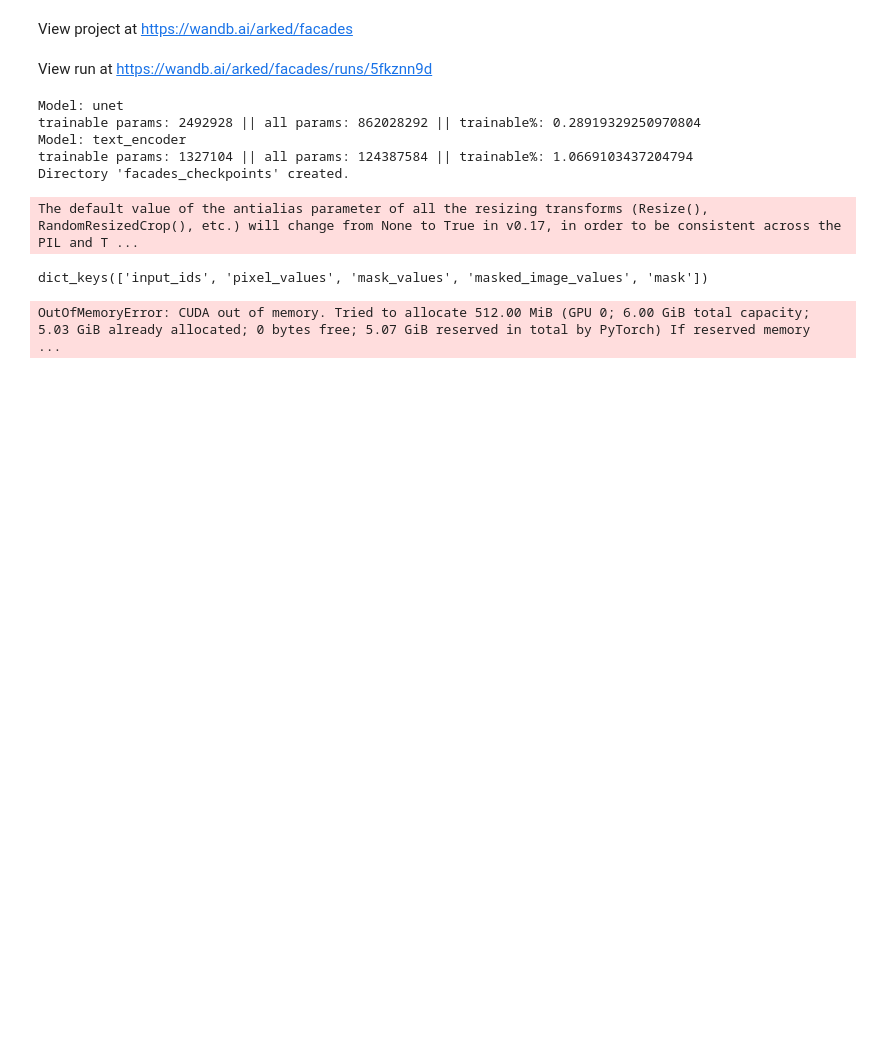
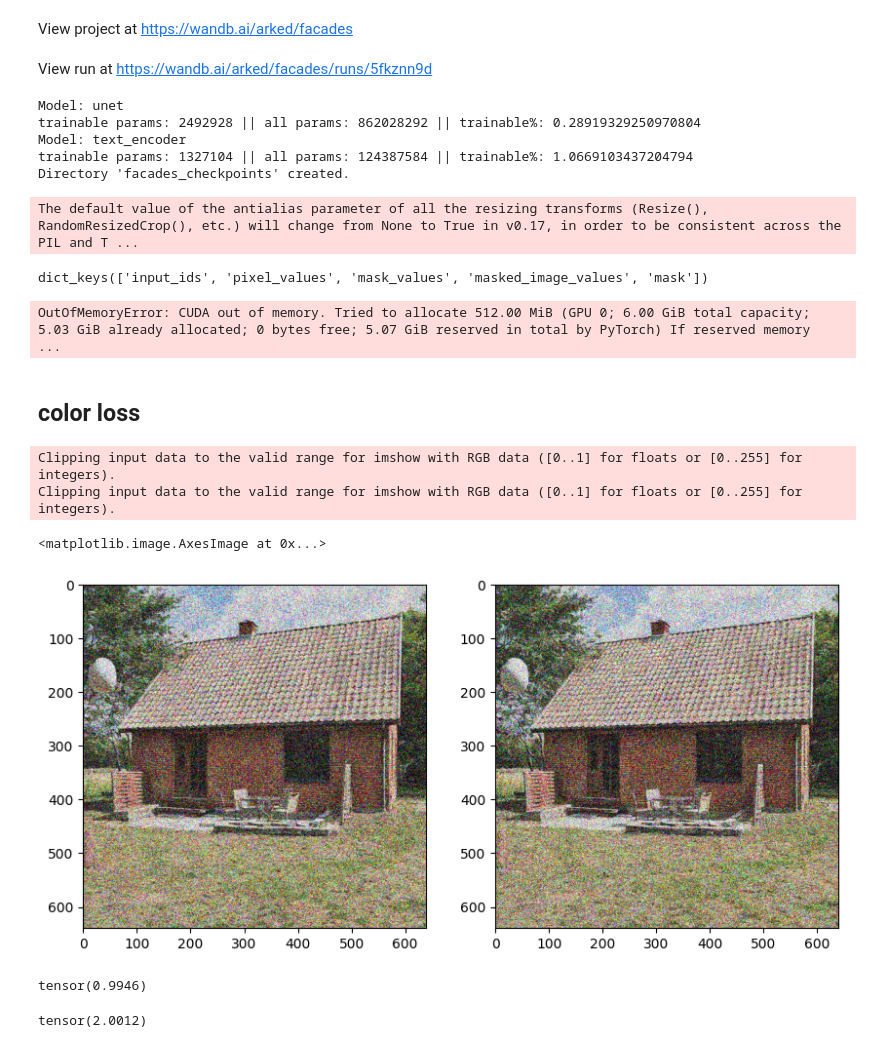
Before and after one commit to maidacundo/lora_inpainting, a Jupyter notebook: testing_notebooks/ssim_testing.ipynb, the cells around one changed output. Cells and saved outputs as stored; diff of their text form; code cells hidden in the pictures; blank space fills up the shorter version.

```diff
--- a/testing_notebooks/ssim_testing.ipynb
+++ b/testing_notebooks/ssim_testing.ipynb
@@ -719,3 +721,5 @@ loss_lora = loss_step(
 # %%
 loss_lora.backward()
 loss_sum += loss_lora.detach().item()
+# %% [markdown]
+## color loss
@@ -721,0 +732,31 @@ loss_sum += loss_lora.detach().item()
+# %%
+image = cv2.imread('images/img_kvist.jpg', cv2.IMREAD_COLOR)
+image = cv2.cvtColor(image, cv2.COLOR_BGR2RGB)
+# %%
+img_tensor = F.to_tensor(image)
+
+noise = torch.randn_like(img_tensor)
+pred_noise = torch.randn_like(img_tensor)
+
+timestep = torch.tensor(20)
+# %%
+from diffusers import DDIMScheduler
+
+scheduler = DDIMScheduler()
+scheduler.set_timesteps(20)
+# %%
+timestep = torch.tensor(100)
+
+noisy_image = scheduler.add_noise(img_tensor, noise, timestep)
+pred_noise_image = scheduler.add_noise(img_tensor, pred_noise, timestep)
+
+plt.figure(figsize=(10, 10))
+plt.subplot(1, 2, 1)
+plt.imshow(noisy_image.permute(1, 2, 0))
+plt.subplot(1, 2, 2)
+plt.imshow(pred_noise_image.permute(1, 2, 0))
+# %% [output]
+Clipping input data to the valid range for imshow with RGB data ([0..1] for floats or [0..255] for integers).
+Clipping input data to the valid range for imshow with RGB data ([0..1] for floats or [0..255] for integers).
+<matplotlib.image.AxesImage at 0x...>
+[figure, added]
@@ -721,0 +805,8 @@ loss_sum += loss_lora.detach().item()
+# %%
+1-ssim(noise.unsqueeze(0), pred_noise.unsqueeze(0), data_range=1, size_average=True)
+# %% [output]
+tensor(0.9946)
+# %%
+mse_loss(noise.unsqueeze(0), pred_noise.unsqueeze(0), reduction='mean')
+# %% [output]
+tensor(2.0012)
```
Also changed, not shown: parts of 4 cells of this notebook, 5 other files.
